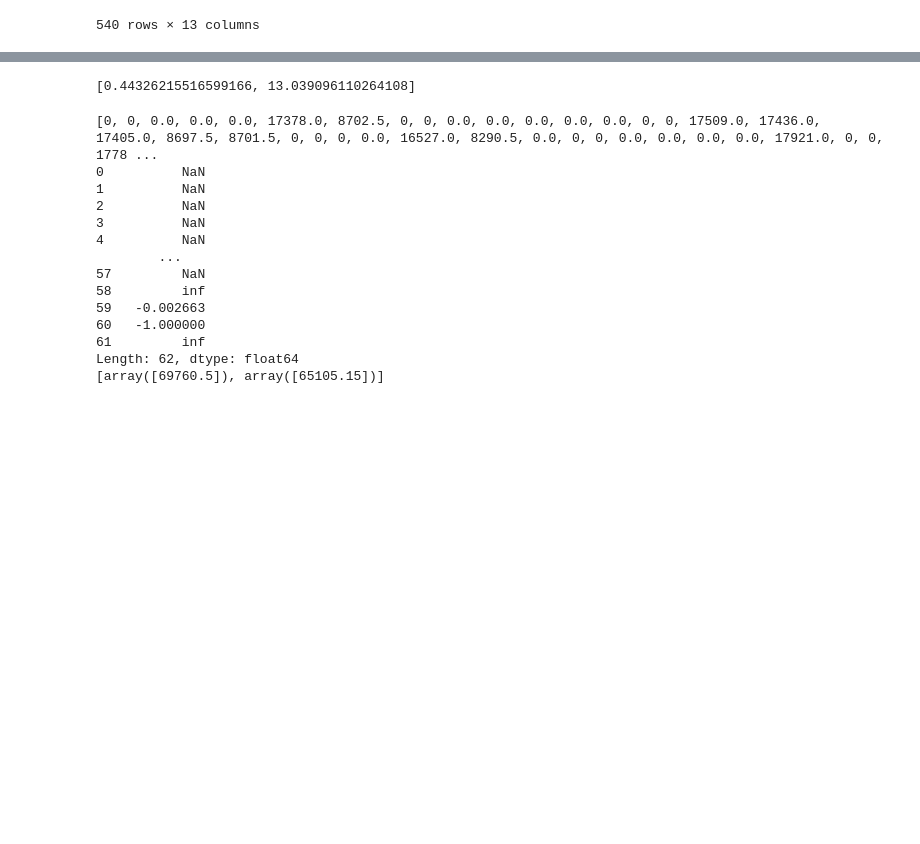
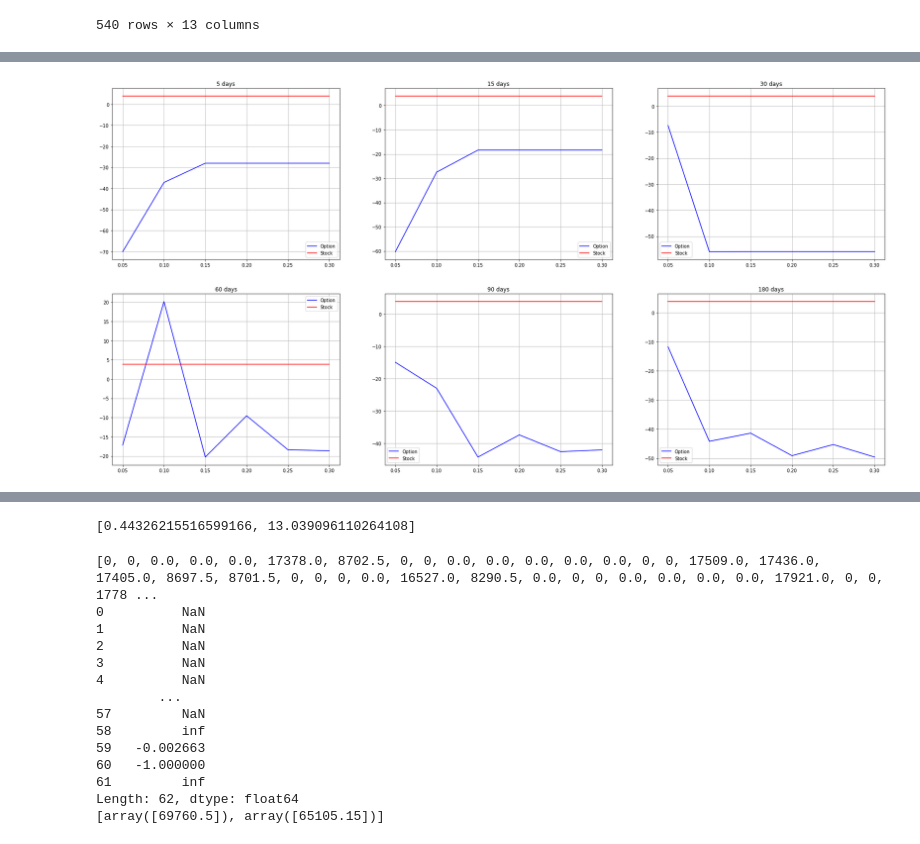
Before and after one commit to CalvinCottin/Option-Backtesting, a Jupyter notebook: Untitled-checkpoint.ipynb, the cells around one changed output, grey strips where cells are left out. Cells and saved outputs as stored; diff of their text form; code cells hidden in the pictures; blank space fills up the shorter version.

```diff
--- a/Untitled-checkpoint.ipynb
+++ b/Untitled-checkpoint.ipynb
@@ -360,0 +420,4 @@ summaryStatistics
+# %%
+plot_summaryStatistics()
+# %% [output]
+[figure, added]
```
Also changed, not shown: parts of 21 cells of this notebook.
